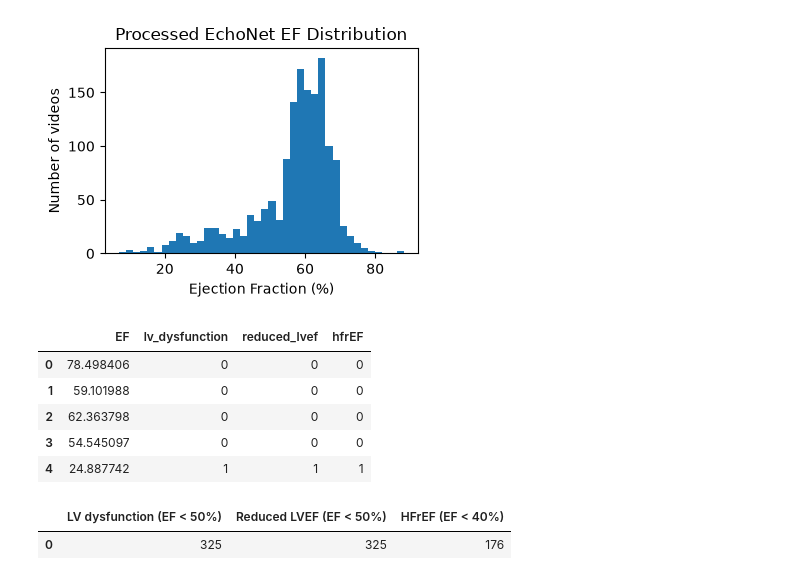
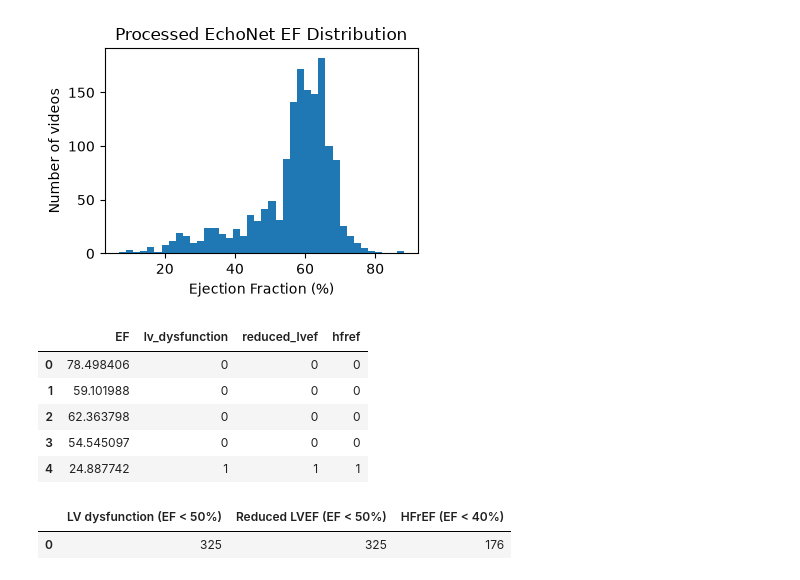
Before and after one commit to harshit2004h/CardioFusion-XAI, a Jupyter notebook: ml-service/notebooks/02_preprocessing/echonet.ipynb, the cells around one changed output. Drawn from its saved outputs; the diff is of its cells as text; code cells hidden in the pictures.

```diff
--- a/ml-service/notebooks/02_preprocessing/echonet.ipynb
+++ b/ml-service/notebooks/02_preprocessing/echonet.ipynb
@@ -651,28 +651,28 @@ plt.show()
 # %%
 echo_manifest["lv_dysfunction"] = (
     echo_manifest["EF"] < 50
 ).astype(int)
 
 echo_manifest["reduced_lvef"] = (
     echo_manifest["EF"] < 50
 ).astype(int)
 
-echo_manifest["hfrEF"] = (
+echo_manifest["hfref"] = (
     echo_manifest["EF"] < 40
 ).astype(int)
 
 display(
     echo_manifest[
         [
             "EF",
             "lv_dysfunction",
             "reduced_lvef",
-            "hfrEF",
+            "hfref",
         ]
     ].head()
 )
 # %% [output]
-|  | EF | lv_dysfunction | reduced_lvef | hfrEF |
+|  | EF | lv_dysfunction | reduced_lvef | hfref |
 | 0 | 78.498406 | 0 | 0 | 0 |
 | 1 | 59.101988 | 0 | 0 | 0 |
 | 2 | 62.363798 | 0 | 0 | 0 |
```
Also changed, not shown: parts of 3 cells of this notebook, 35 other files.
